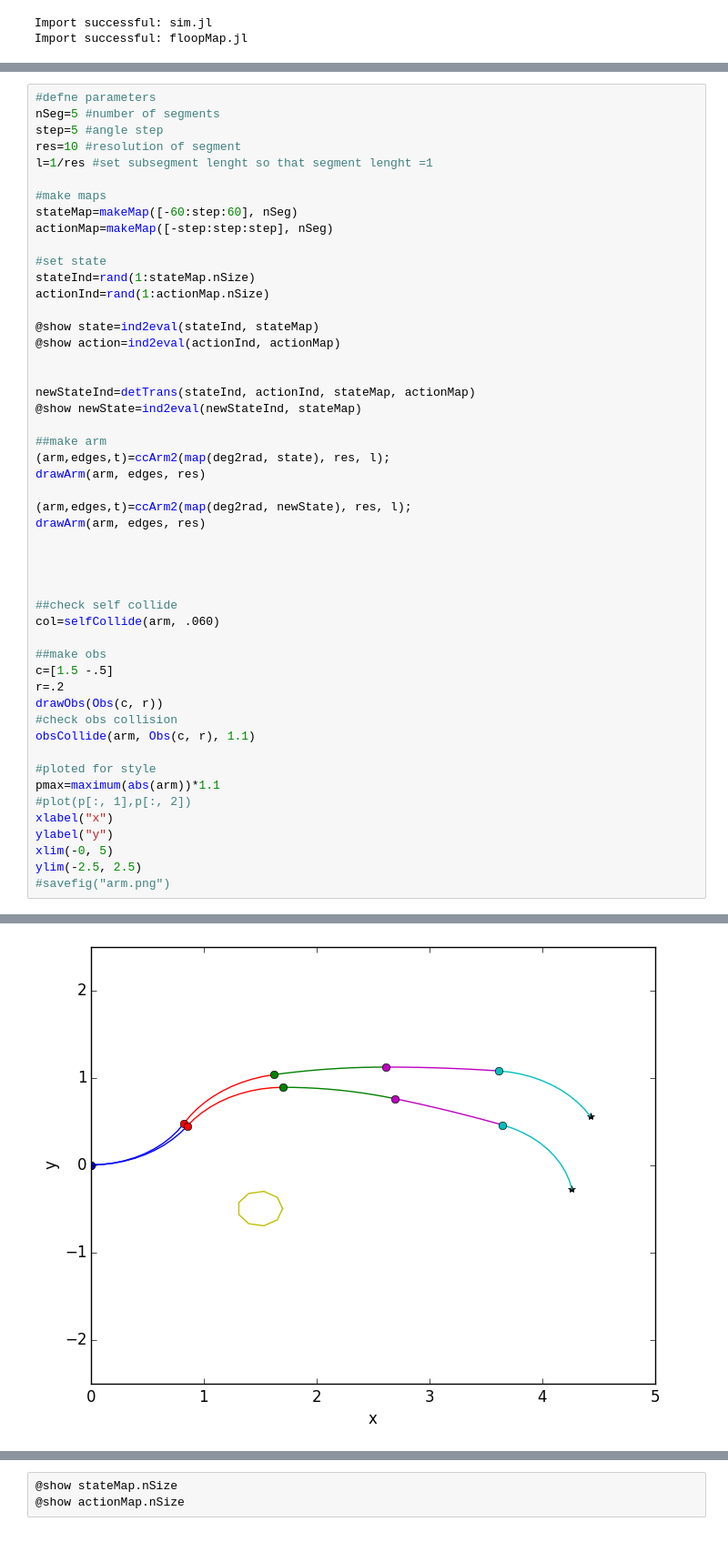
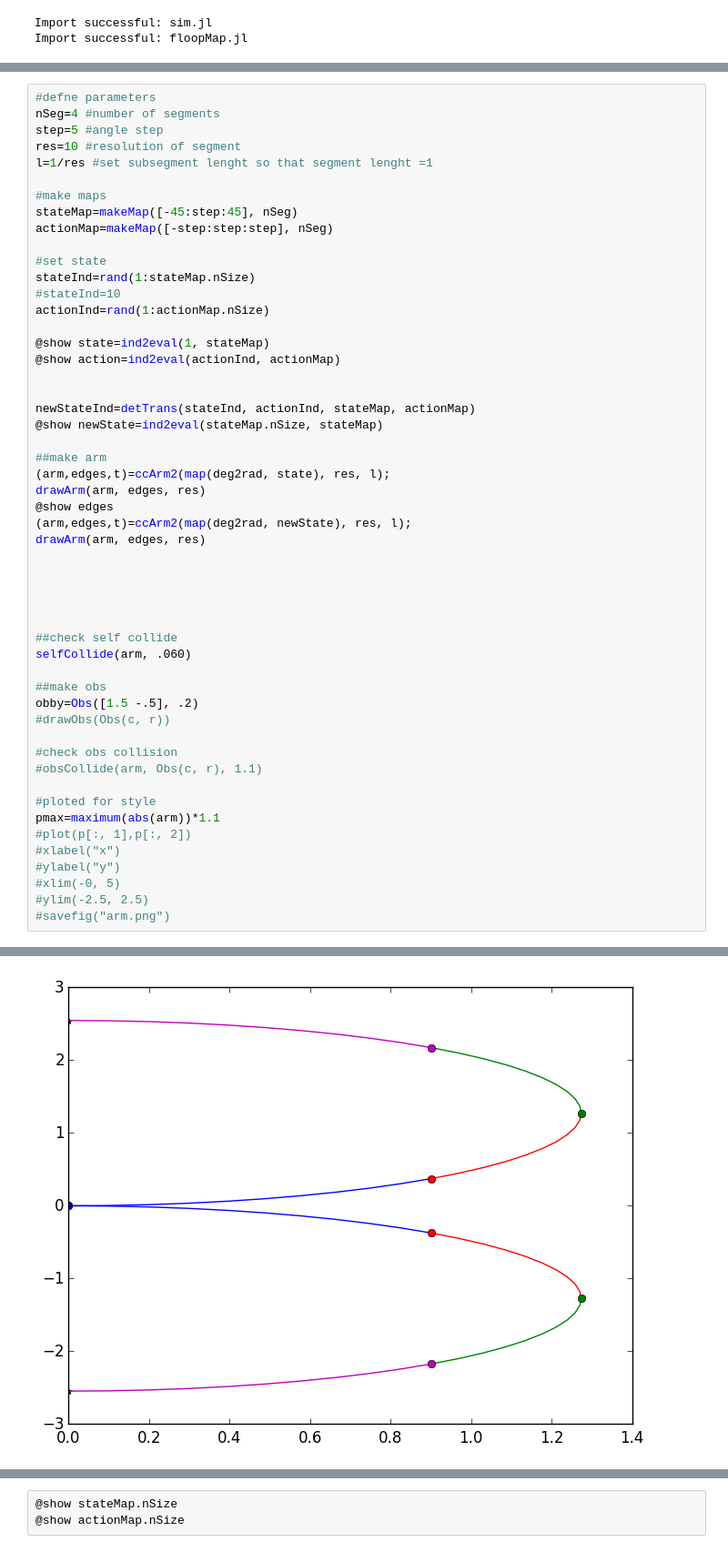
Before and after one commit to k2shah/FLOOP, a Jupyter notebook: KS-sandbox.ipynb, the cells around one changed output, grey strips where cells are left out. Shown at 91% size. Cells and saved outputs as stored; diff of their text form.

```diff
--- a/KS-sandbox.ipynb
+++ b/KS-sandbox.ipynb
@@ -11,51 +20,53 @@ Import successful: floopMap.jl
 # %%
 #defne parameters
-nSeg=5 #number of segments
+nSeg=4 #number of segments
 step=5 #angle step
 res=10 #resolution of segment
 l=1/res #set subsegment lenght so that segment lenght =1
 
 #make maps
-stateMap=makeMap([-60:step:60], nSeg)
+stateMap=makeMap([-45:step:45], nSeg)
 actionMap=makeMap([-step:step:step], nSeg)
 
 #set state
 stateInd=rand(1:stateMap.nSize)
+#stateInd=10
 actionInd=rand(1:actionMap.nSize)
 
-@show state=ind2eval(stateInd, stateMap)
+@show state=ind2eval(1, stateMap)
 @show action=ind2eval(actionInd, actionMap)
 
 
 newStateInd=detTrans(stateInd, actionInd, stateMap, actionMap)
-@show newState=ind2eval(newStateInd, stateMap)
+@show newState=ind2eval(stateMap.nSize, stateMap)
 
 ##make arm
 (arm,edges,t)=ccArm2(map(deg2rad, state), res, l);
 drawArm(arm, edges, res)
-
+@show edges
 (arm,edges,t)=ccArm2(map(deg2rad, newState), res, l);
 drawArm(arm, edges, res)
 
 
 
 
+
 ##check self collide
-col=selfCollide(arm, .060)
+selfCollide(arm, .060)
 
 ##make obs
-c=[1.5 -.5]
-r=.2
-drawObs(Obs(c, r))
+obby=Obs([1.5 -.5], .2)
+#drawObs(Obs(c, r))
+
 #check obs collision
-obsCollide(arm, Obs(c, r), 1.1)
+#obsCollide(arm, Obs(c, r), 1.1)
 
 #ploted for style
 pmax=maximum(abs(arm))*1.1
 #plot(p[:, 1],p[:, 2])
-xlabel("x")
-ylabel("y")
-xlim(-0, 5)
-ylim(-2.5, 2.5)
+#xlabel("x")
+#ylabel("y")
+#xlim(-0, 5)
+#ylim(-2.5, 2.5)
 #savefig("arm.png")
 # %% [output]
@@ -69 +84 @@ no obstacle collsions founds
-[figure, old version]
+[figure, new version]
```
Also changed, not shown: parts of 14 cells of this notebook, 3 other files.
